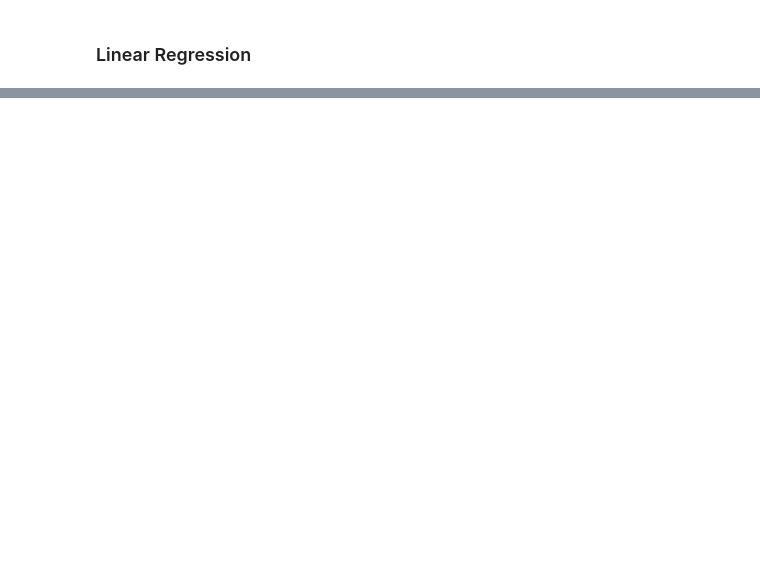
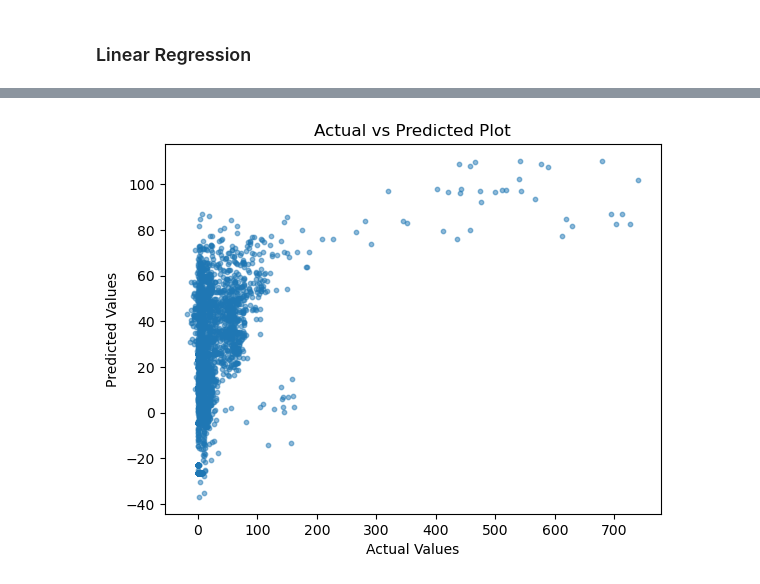
Before and after one commit to jakepper/CS5830-Group15-Project6, a Jupyter notebook: project6.ipynb, the cells around one changed output, grey strips where cells are left out. Cells and saved outputs as stored; diff of their text form; code cells hidden in the pictures; blank space fills up the shorter version.

```diff
--- a/project6.ipynb
+++ b/project6.ipynb
@@ -124,0 +291,12 @@ print("Scaled:", pipe.score(X_test, y_test))
+# %%
+# predict the target variable using the test data
+y_pred = pipe.predict(X_test)
+
+# create an actual vs predicted plot
+plt.scatter(y_test, y_pred, s=10, alpha=0.5)
+plt.xlabel('Actual Values')
+plt.ylabel('Predicted Values')
+plt.title('Actual vs Predicted Plot')
+plt.show()
+# %% [output]
+[figure, added]
```
Also changed, not shown: parts of 10 cells of this notebook.
